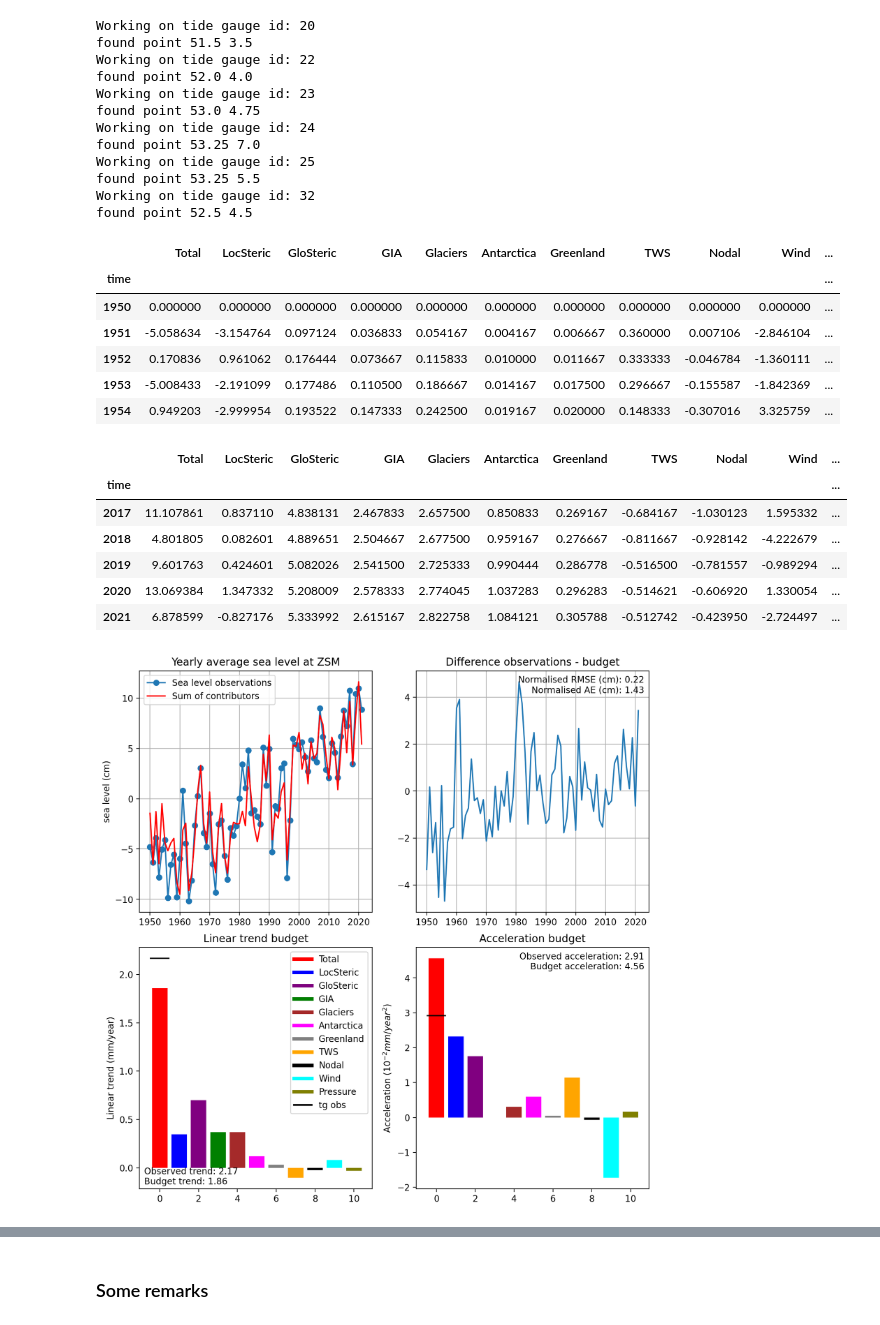
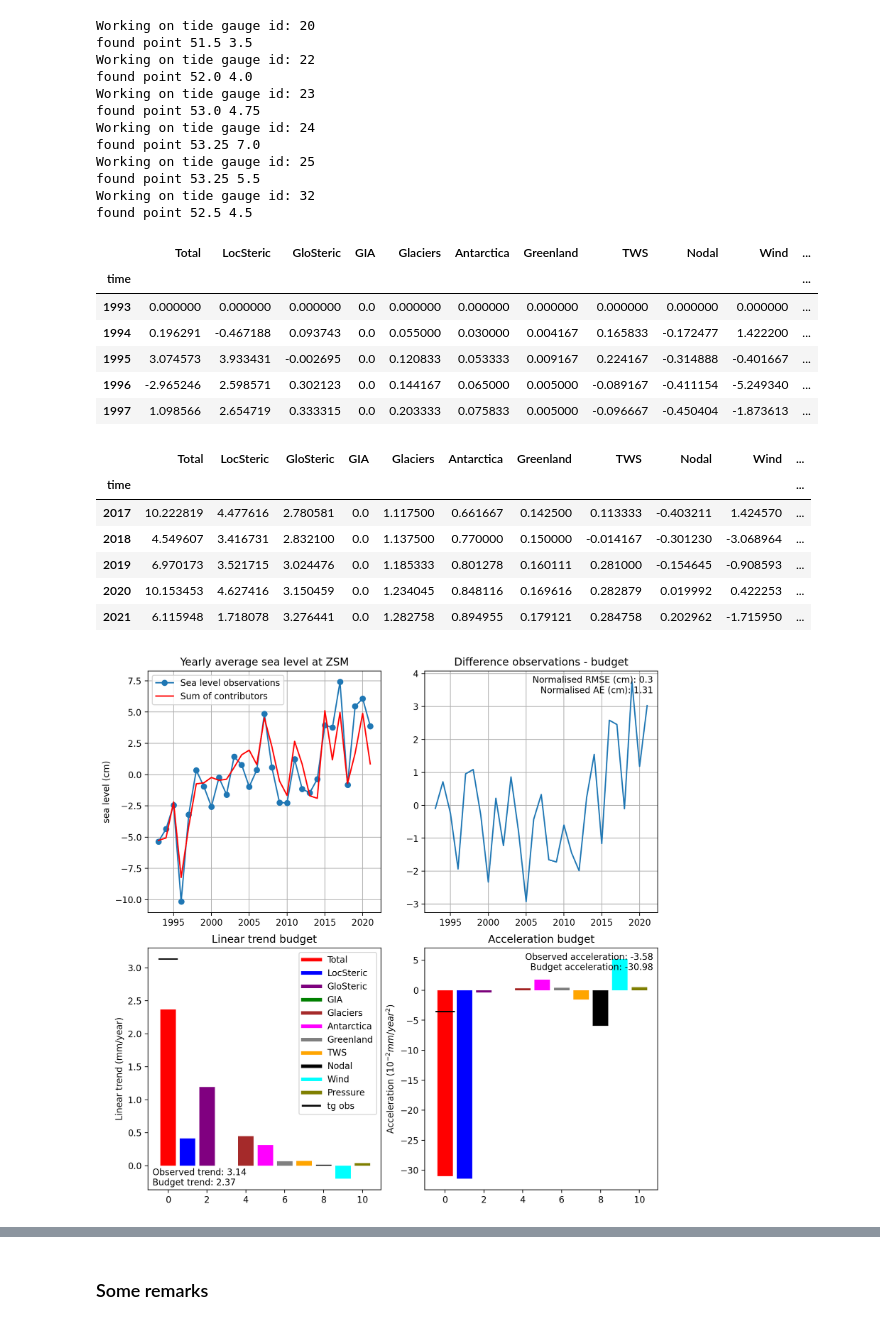
Before and after one commit to Jacobiaan/SLBudget, a Jupyter notebook: notebooks/Budget.ipynb, the cells around one changed output, grey strips where cells are left out. Saved outputs shown, nothing was run; the diff lists cells and outputs as text; code cells hidden in the pictures.

Commit message:
Implements the ability to use polygone region instead of tide gauge locations

```diff
--- a/notebooks/Budget.ipynb
+++ b/notebooks/Budget.ipynb
@@ -28,9 +28,10 @@ path_outputs = '../outputs/'
 # %%
 # Pick a region name (see choices bellow):
-tg_sel = 'ZSM' # Tide gauge selection, see options in the next cell
-opt_sl = 'tide_gauge' # Use sea level observations from 'tide_gauge' or from
+location_name = 'NL_region' # Name of tide gauge selection or region,
+                      # see options in the next cell
+opt_sl = 'altimetry' # Use sea level observations from 'tide_gauge' or from
                       #satellite altimetry ('altimetry')
-opt_steric = ['IAP','EBB',1000, 3]
+opt_steric = ['IAP','EBB',2000, 3]
                 # [0]: Poduct: 'EN4_21', 'EN4_22' and 'IAP' available so far
                 # [1]: Region on which to average the steric effect:
                 # ENS: Extended North Sea,
@@ -56,7 +57,6 @@ opt_nodal = 'potential' # 'potential' or 'regression', 'regression' only availab
                          #if opt_wind_ibe[0] is also 'regression'
 global_steric = 'fred20' # None for no splitting between global and local
                      # 'levitus' or 'fred20' otherwise
-INFO = True # Additional info on the computations
 # %%
 reg_dict = {'ZSM' : [20, 22, 23, 24, 25, 32], # Zeespiegelmonitor (Dutch coast)
             # North Sea Frederikse et al. 2016
@@ -64,8 +64,22 @@ reg_dict = {'ZSM' : [20, 22, 23, 24, 25, 32], # Zeespiegelmonitor (Dutch coast)
             'NS_waqua': [20, 32, 236, 7, 80, 47, 361, 95, 754],
             'Newlyn': [202],
             'Brest': [1],
-            'Vlissingen': [20]}
+            'Vlissingen': [20],
+            'NL_region' : np.array([[2.5, 53], [3.3, 51.5], [4.25, 52.25],
+                                    [4.75, 53.3], [5.5, 53.6], [7, 53.75],
+                                    [7, 55], [4, 54.5]])
+           }
 
-tg_id = reg_dict[tg_sel]
-tg_id
+location = reg_dict[location_name]
+
+if type(location) == list:
+    print('Using a list of tide gauge IDs')
+elif type(location) == np.ndarray:
+    print('Using a region defined by a polygone')
+    coord = [np.mean(location[:,0]), np.mean(location[:,1])]
+    print('Using region center for fingerprints:')
+    print(coord)
+
+print('All location:')
+print(location)
 # %% [output]
@@ -94,5 +114,5 @@ tg_df #.loc[1960:1965]
 # %%
-slmean_df = slc.budget_at_tg(INFO, tg_id, opt_sl, opt_steric, opt_glaciers,
+slmean_df = slc.local_budget(location, opt_sl, opt_steric, opt_glaciers,
                              opt_antarctica, opt_greenland, opt_tws, opt_wind_ibe,
                              opt_nodal, global_steric, True)
 # %% [output]
@@ -110,29 +130,29 @@ Working on tide gauge id: 32
 found point 52.5 4.5
 # %%
 #slmean_df = slmean_df.loc[1958:2014] # Select date to fit Fred16 study
-#slmean_df = slmean_df.loc[1993:]
+slmean_df = slmean_df.loc[1993:]
 # %%
 display(slmean_df.iloc[:5])
 display(slmean_df.iloc[-5:])
 # %% [output]
 |  | Total | LocSteric | GloSteric | GIA | Glaciers | Antarctica | Greenland | TWS | Nodal | Wind | ... |
 | time |  |  |  |  |  |  |  |  |  |  | ... |
-| 1950 | 0.000000 | 0.000000 | 0.000000 | 0.000000 | 0.000000 | 0.000000 | 0.000000 | 0.000000 | 0.000000 | 0.000000 | ... |
-| 1951 | -5.058634 | -3.154764 | 0.097124 | 0.036833 | 0.054167 | 0.004167 | 0.006667 | 0.360000 | 0.007106 | -2.846104 | ... |
-| 1952 | 0.170836 | 0.961062 | 0.176444 | 0.073667 | 0.115833 | 0.010000 | 0.011667 | 0.333333 | -0.046784 | -1.360111 | ... |
-| 1953 | -5.008433 | -2.191099 | 0.177486 | 0.110500 | 0.186667 | 0.014167 | 0.017500 | 0.296667 | -0.155587 | -1.842369 | ... |
-| 1954 | 0.949203 | -2.999954 | 0.193522 | 0.147333 | 0.242500 | 0.019167 | 0.020000 | 0.148333 | -0.307016 | 3.325759 | ... |
+| 1993 | 0.000000 | 0.000000 | 0.000000 | 0.0 | 0.000000 | 0.000000 | 0.000000 | 0.000000 | 0.000000 | 0.000000 | ... |
+| 1994 | 0.196291 | -0.467188 | 0.093743 | 0.0 | 0.055000 | 0.030000 | 0.004167 | 0.165833 | -0.172477 | 1.422200 | ... |
+| 1995 | 3.074573 | 3.933431 | -0.002695 | 0.0 | 0.120833 | 0.053333 | 0.009167 | 0.224167 | -0.314888 | -0.401667 | ... |
+| 1996 | -2.965246 | 2.598571 | 0.302123 | 0.0 | 0.144167 | 0.065000 | 0.005000 | -0.089167 | -0.411154 | -5.249340 | ... |
+| 1997 | 1.098566 | 2.654719 | 0.333315 | 0.0 | 0.203333 | 0.075833 | 0.005000 | -0.096667 | -0.450404 | -1.873613 | ... |
 |  | Total | LocSteric | GloSteric | GIA | Glaciers | Antarctica | Greenland | TWS | Nodal | Wind | ... |
 | time |  |  |  |  |  |  |  |  |  |  | ... |
-| 2017 | 11.107861 | 0.837110 | 4.838131 | 2.467833 | 2.657500 | 0.850833 | 0.269167 | -0.684167 | -1.030123 | 1.595332 | ... |
-| 2018 | 4.801805 | 0.082601 | 4.889651 | 2.504667 | 2.677500 | 0.959167 | 0.276667 | -0.811667 | -0.928142 | -4.222679 | ... |
-| 2019 | 9.601763 | 0.424601 | 5.082026 | 2.541500 | 2.725333 | 0.990444 | 0.286778 | -0.516500 | -0.781557 | -0.989294 | ... |
-| 2020 | 13.069384 | 1.347332 | 5.208009 | 2.578333 | 2.774045 | 1.037283 | 0.296283 | -0.514621 | -0.606920 | 1.330054 | ... |
-| 2021 | 6.878599 | -0.827176 | 5.333992 | 2.615167 | 2.822758 | 1.084121 | 0.305788 | -0.512742 | -0.423950 | -2.724497 | ... |
+| 2017 | 10.222819 | 4.477616 | 2.780581 | 0.0 | 1.117500 | 0.661667 | 0.142500 | 0.113333 | -0.403211 | 1.424570 | ... |
+| 2018 | 4.549607 | 3.416731 | 2.832100 | 0.0 | 1.137500 | 0.770000 | 0.150000 | -0.014167 | -0.301230 | -3.068964 | ... |
+| 2019 | 6.970173 | 3.521715 | 3.024476 | 0.0 | 1.185333 | 0.801278 | 0.160111 | 0.281000 | -0.154645 | -0.908593 | ... |
+| 2020 | 10.153453 | 4.627416 | 3.150459 | 0.0 | 1.234045 | 0.848116 | 0.169616 | 0.282879 | 0.019992 | 0.422253 | ... |
+| 2021 | 6.115948 | 1.718078 | 3.276441 | 0.0 | 1.282758 | 0.894955 | 0.179121 | 0.284758 | 0.202962 | -1.715950 | ... |
 # %%
-fig, ax = slc.plot_budget(tg_sel, slmean_df)
+fig, ax = slc.plot_budget(location_name, slmean_df)
 # %% [output]
-[figure, old version]
+[figure, new version]
 # %%
 diff = slmean_df['Obs']-slmean_df['Total']
 diff = diff-diff.mean()
```
Also changed, not shown: parts of 10 cells of this notebook, 1 other file.
